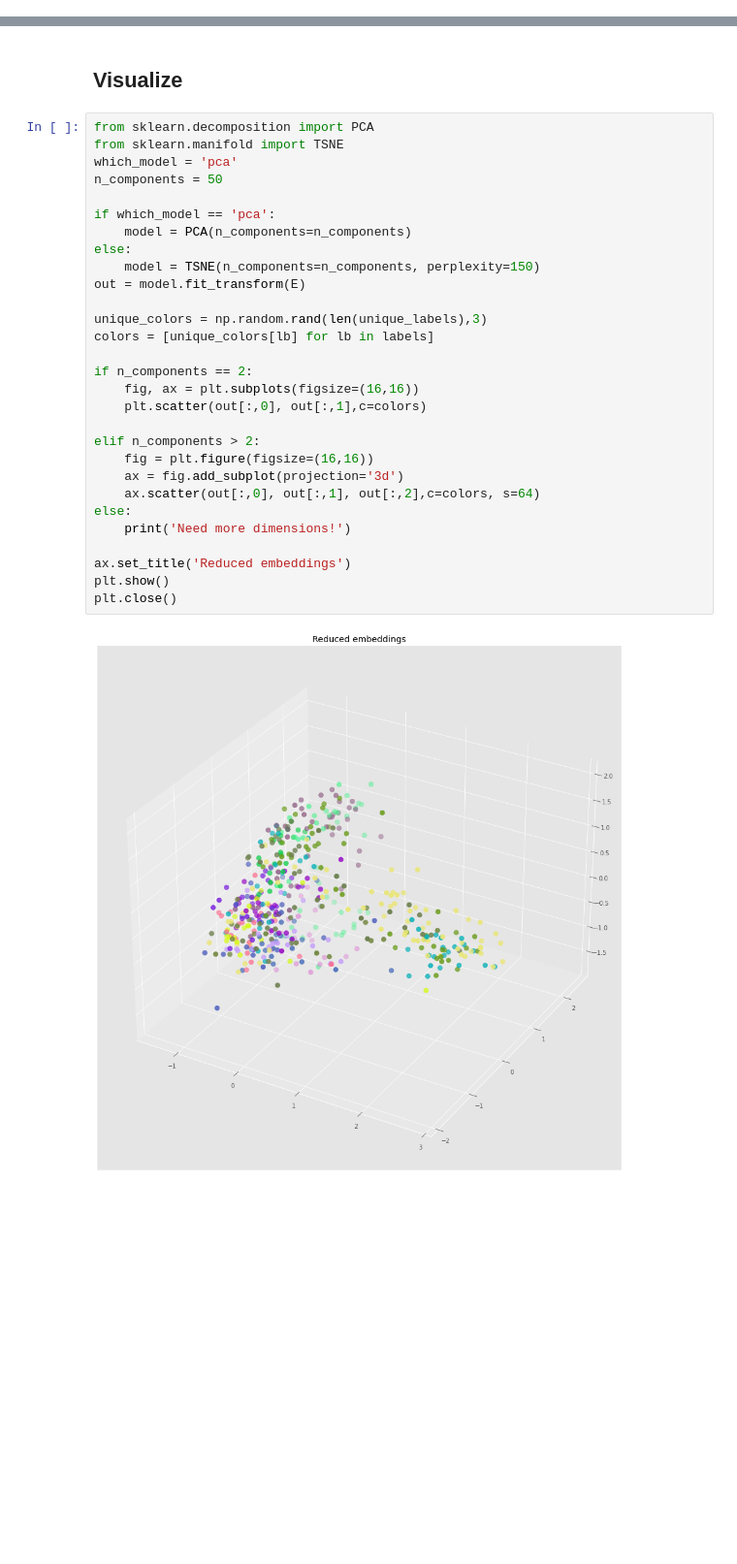
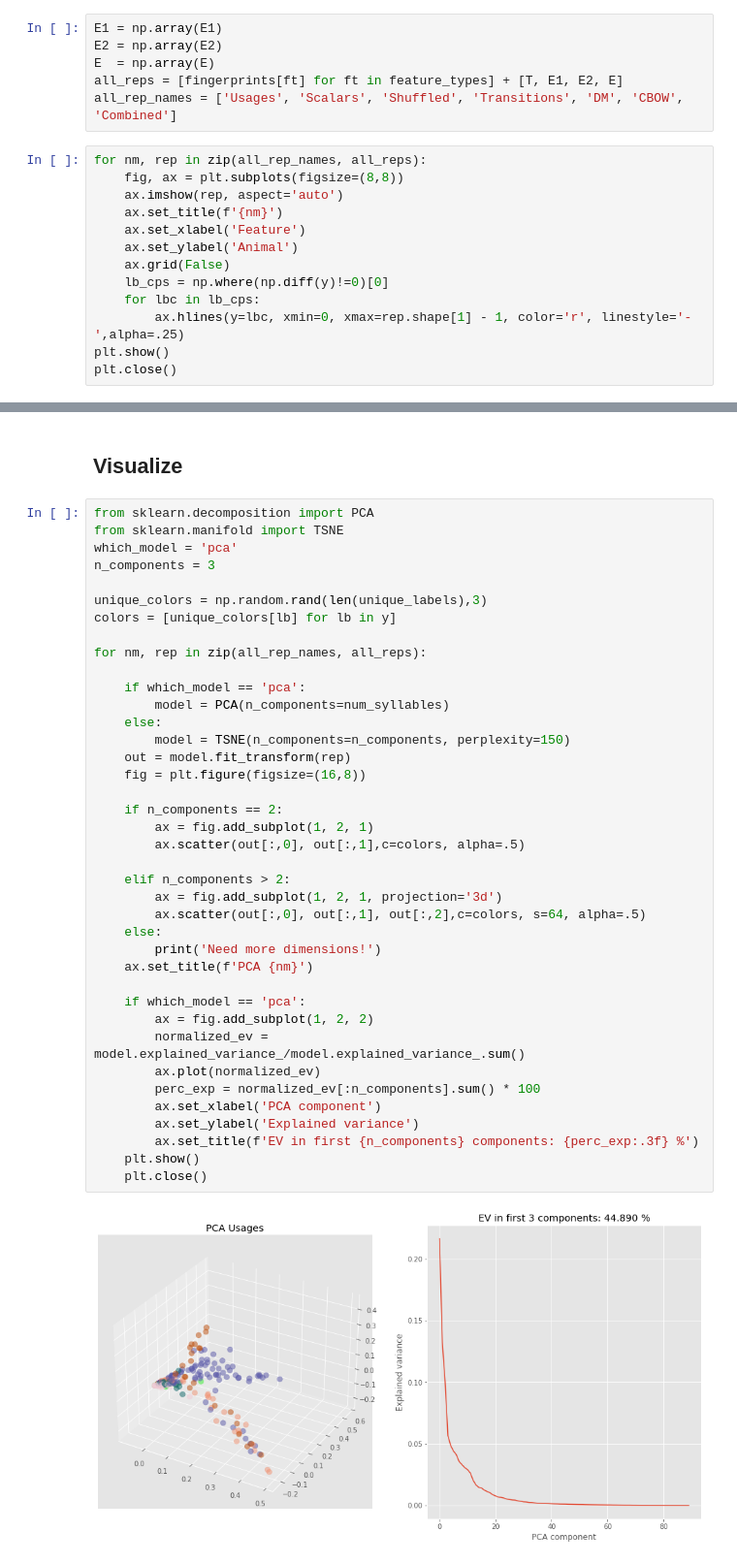
Before and after one commit to tischfieldlab/moseq2-nlp, a Jupyter notebook: notebooks/moseq-drugs.ipynb, the cells around one changed output, grey strips where cells are left out. Shown at 97% size. Saved outputs shown, nothing was run; the diff lists cells and outputs as text; blank space fills up the shorter version.

```diff
--- a/notebooks/moseq-drugs.ipynb
+++ b/notebooks/moseq-drugs.ipynb
@@ -96,0 +157,19 @@ E = [.5 * (em1 + em2) for (em1, em2) in zip(E1, E2)]
+# %%
+E1 = np.array(E1)
+E2 = np.array(E2)
+E  = np.array(E)
+all_reps = [fingerprints[ft] for ft in feature_types] + [T, E1, E2, E]
+all_rep_names = ['Usages', 'Scalars', 'Shuffled', 'Transitions', 'DM', 'CBOW', 'Combined']
+# %%
+for nm, rep in zip(all_rep_names, all_reps):
+    fig, ax = plt.subplots(figsize=(8,8))
+    ax.imshow(rep, aspect='auto')
+    ax.set_title(f'{nm}')
+    ax.set_xlabel('Feature')
+    ax.set_ylabel('Animal')
+    ax.grid(False)
+    lb_cps = np.where(np.diff(y)!=0)[0]
+    for lbc in lb_cps:
+        ax.hlines(y=lbc, xmin=0, xmax=rep.shape[1] - 1, color='r', linestyle='-',alpha=.25)
+plt.show()
+plt.close()
@@ -99,31 +186,41 @@ E = [.5 * (em1 + em2) for (em1, em2) in zip(E1, E2)]
 # %%
 from sklearn.decomposition import PCA
 from sklearn.manifold import TSNE
 which_model = 'pca'
-n_components = 50
-
-if which_model == 'pca':
-    model = PCA(n_components=n_components)
-else:
-    model = TSNE(n_components=n_components, perplexity=150)
-out = model.fit_transform(E)
+n_components = 3
 
 unique_colors = np.random.rand(len(unique_labels),3)
-colors = [unique_colors[lb] for lb in labels]
+colors = [unique_colors[lb] for lb in y]
 
-if n_components == 2:
-    fig, ax = plt.subplots(figsize=(16,16))
-    plt.scatter(out[:,0], out[:,1],c=colors)
+for nm, rep in zip(all_rep_names, all_reps):
 
-elif n_components > 2:
-    fig = plt.figure(figsize=(16,16))
-    ax = fig.add_subplot(projection='3d')
-    ax.scatter(out[:,0], out[:,1], out[:,2],c=colors, s=64)
-else:
-    print('Need more dimensions!')
+    if which_model == 'pca':
+        model = PCA(n_components=num_syllables)
+    else:
+        model = TSNE(n_components=n_components, perplexity=150)
+    out = model.fit_transform(rep)
+    fig = plt.figure(figsize=(16,8))
 
-ax.set_title('Reduced embeddings')
-plt.show()
-plt.close()
+    if n_components == 2:
+        ax = fig.add_subplot(1, 2, 1)
+        ax.scatter(out[:,0], out[:,1],c=colors, alpha=.5)
+
+    elif n_components > 2:
+        ax = fig.add_subplot(1, 2, 1, projection='3d')
+        ax.scatter(out[:,0], out[:,1], out[:,2],c=colors, s=64, alpha=.5)
+    else:
+        print('Need more dimensions!')
+    ax.set_title(f'PCA {nm}')
+
+    if which_model == 'pca':
+        ax = fig.add_subplot(1, 2, 2)
+        normalized_ev = model.explained_variance_/model.explained_variance_.sum()
+        ax.plot(normalized_ev)
+        perc_exp = normalized_ev[:n_components].sum() * 100
+        ax.set_xlabel('PCA component')
+        ax.set_ylabel('Explained variance')
+        ax.set_title(f'EV in first {n_components} components: {perc_exp:.3f} %')
+    plt.show()
+    plt.close()
 # %% [output]
-[figure, old version]
+[figure, new version]
```
Also changed, not shown: parts of 19 cells of this notebook, 4 other files.
